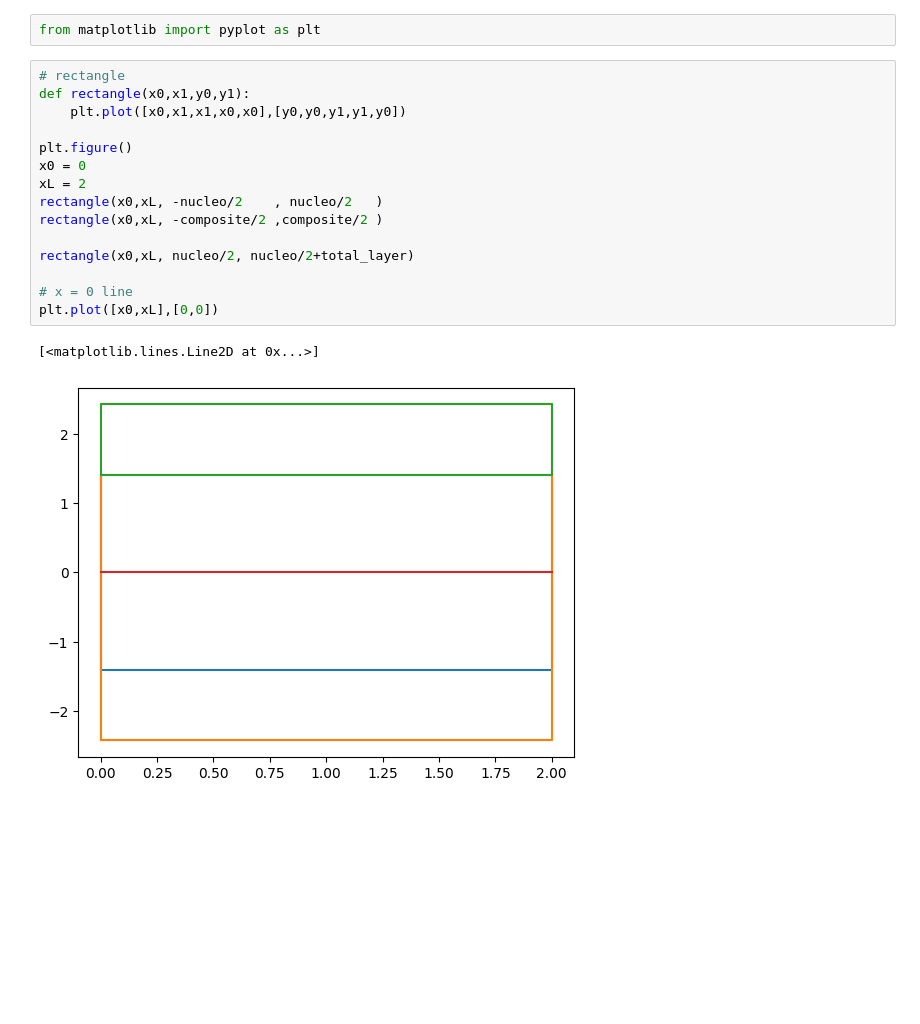
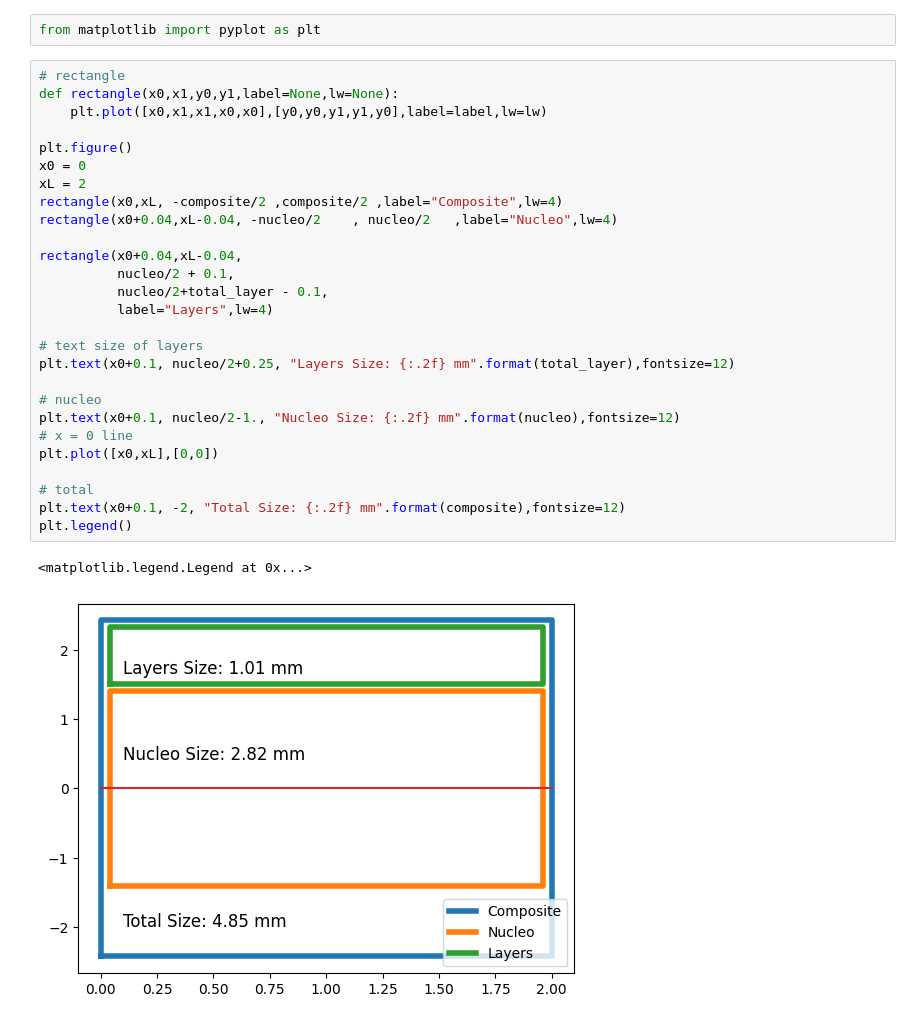
Before and after one commit to AdvancedMaterialSimulation/CITISENS_Composite, a Jupyter notebook: scripts/AITEX/schema.ipynb, the cells around one changed output. Drawn from its saved outputs; the diff is of its cells as text; blank space fills up the shorter version.

```diff
--- a/scripts/AITEX/schema.ipynb
+++ b/scripts/AITEX/schema.ipynb
@@ -22,19 +22,31 @@ One layer:  0.507365
 from matplotlib import pyplot as plt
 # %%
 # rectangle
-def rectangle(x0,x1,y0,y1):
-    plt.plot([x0,x1,x1,x0,x0],[y0,y0,y1,y1,y0])
+def rectangle(x0,x1,y0,y1,label=None,lw=None):
+    plt.plot([x0,x1,x1,x0,x0],[y0,y0,y1,y1,y0],label=label,lw=lw)
 
 plt.figure()
 x0 = 0
 xL = 2
-rectangle(x0,xL, -nucleo/2    , nucleo/2   )
-rectangle(x0,xL, -composite/2 ,composite/2 )
+rectangle(x0,xL, -composite/2 ,composite/2 ,label="Composite",lw=4)
+rectangle(x0+0.04,xL-0.04, -nucleo/2    , nucleo/2   ,label="Nucleo",lw=4)
 
-rectangle(x0,xL, nucleo/2, nucleo/2+total_layer)
+rectangle(x0+0.04,xL-0.04,
+          nucleo/2 + 0.1,
+          nucleo/2+total_layer - 0.1,
+          label="Layers",lw=4)
 
+# text size of layers
+plt.text(x0+0.1, nucleo/2+0.25, "Layers Size: {:.2f} mm".format(total_layer),fontsize=12)
+
+# nucleo
+plt.text(x0+0.1, nucleo/2-1., "Nucleo Size: {:.2f} mm".format(nucleo),fontsize=12)
 # x = 0 line
 plt.plot([x0,xL],[0,0])
+
+# total
+plt.text(x0+0.1, -2, "Total Size: {:.2f} mm".format(composite),fontsize=12)
+plt.legend()
 # %% [output]
-[<matplotlib.lines.Line2D at 0x...>]
+<matplotlib.legend.Legend at 0x...>
-[figure, old version]
+[figure, new version]
```
Also changed, not shown: 6 other files.
